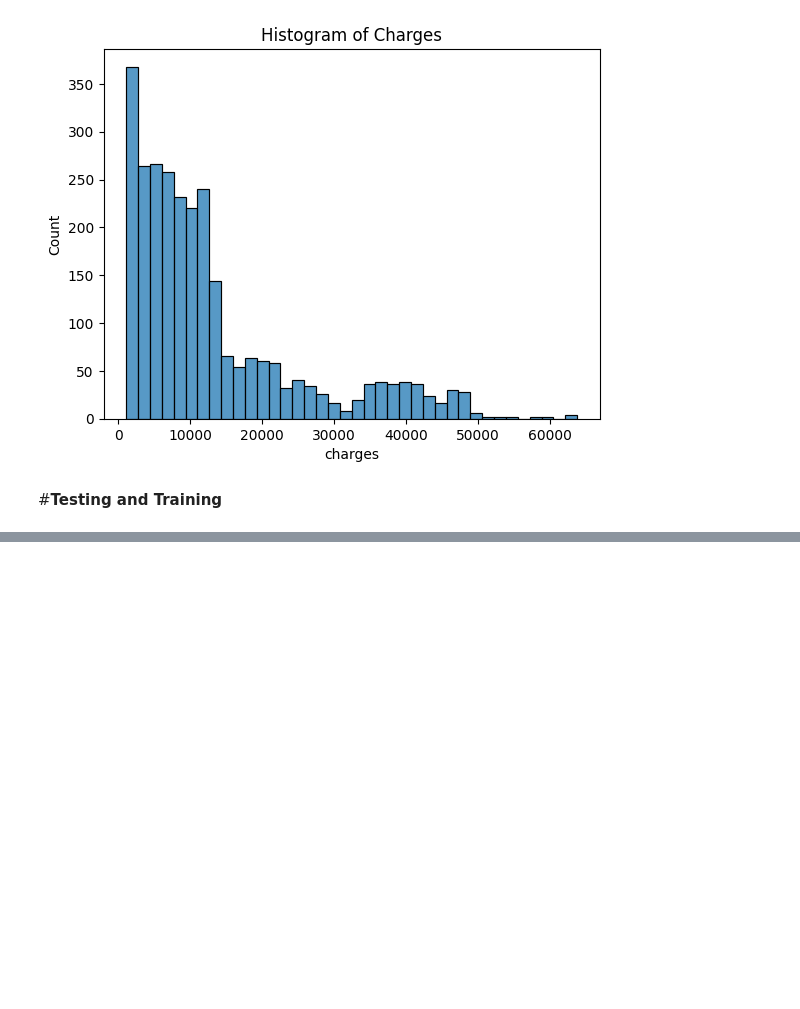
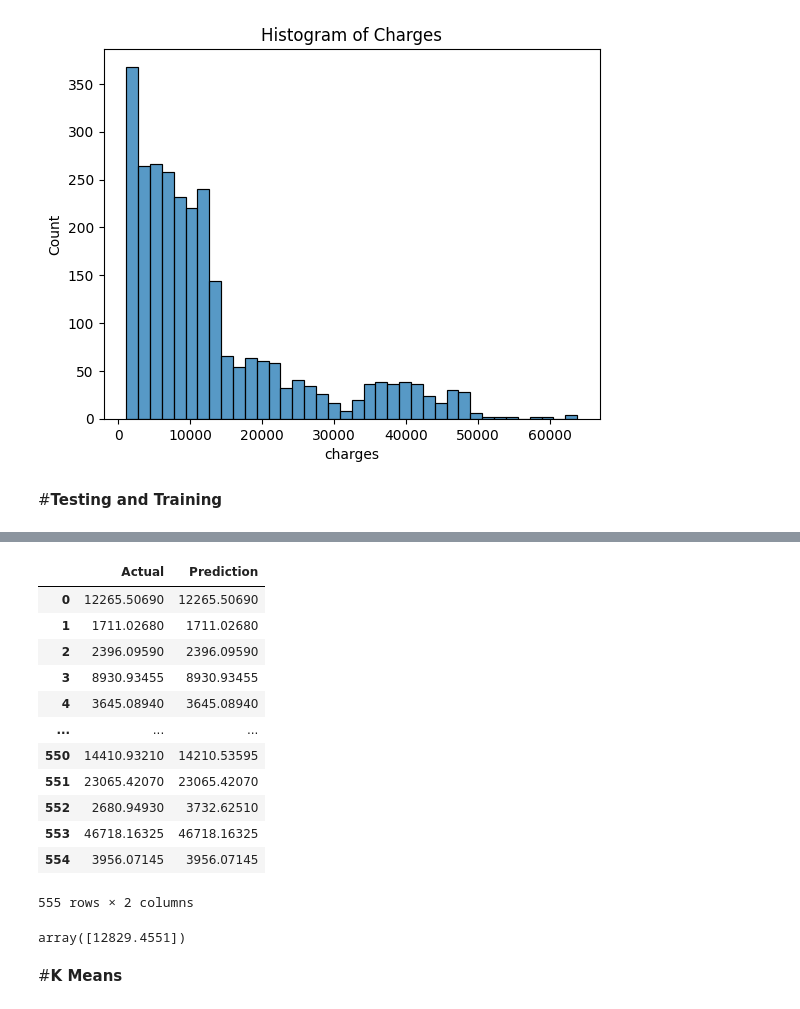
Before and after one commit to ChAbid-773/Medical_Insurance, a Jupyter notebook: Medical_Insurance.ipynb, the cells around one changed output, grey strips where cells are left out. Cells and saved outputs as stored; diff of their text form; code cells hidden in the pictures; blank space fills up the shorter version.

```diff
--- a/Medical_Insurance.ipynb
+++ b/Medical_Insurance.ipynb
@@ -287,0 +343,4 @@ memory usage: 8.7 KB
+# %%
+model3.fit(x_train,y_train)
+y_pred3=model3.predict(x_test)
+print(y_pred3)
@@ -287,0 +365,23 @@ memory usage: 8.7 KB
+# %%
+df3 = pd.DataFrame({"Actual": y_test, "Prediction": y_pred3}).reset_index(drop=True)
+df3
+# %% [output]
+|  | Actual | Prediction |
+| 0 | 12265.50690 | 12265.50690 |
+| 1 | 1711.02680 | 1711.02680 |
+| 2 | 2396.09590 | 2396.09590 |
+| 3 | 8930.93455 | 8930.93455 |
+| 4 | 3645.08940 | 3645.08940 |
+| ... | ... | ... |
+| 550 | 14410.93210 | 14210.53595 |
+| 551 | 23065.42070 | 23065.42070 |
+| 552 | 2680.94930 | 3732.62510 |
+| 553 | 46718.16325 | 46718.16325 |
+| 554 | 3956.07145 | 3956.07145 |
+555 rows × 2 columns
+# %%
+model3.predict([[2,3,1,3,4,4]])
+# %% [output]
+array([12829.4551])
+# %% [markdown]
+#**K Means**
```
Also changed, not shown: parts of 23 cells of this notebook.
